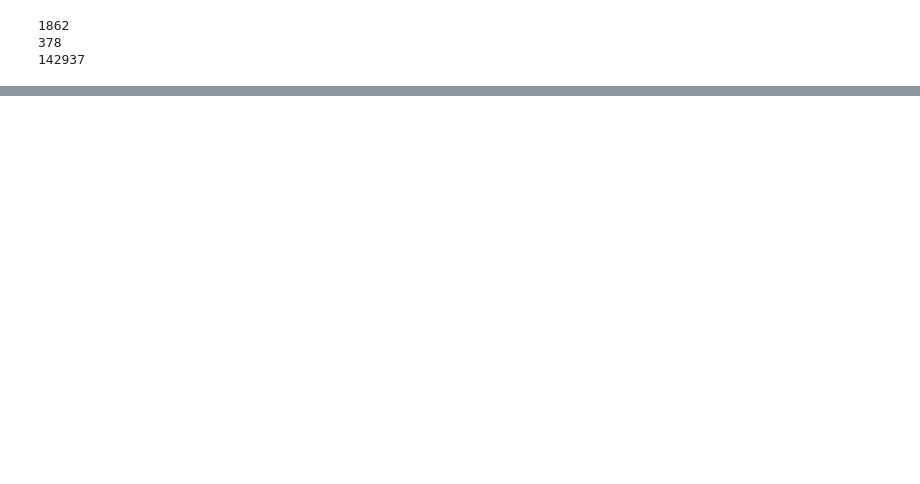
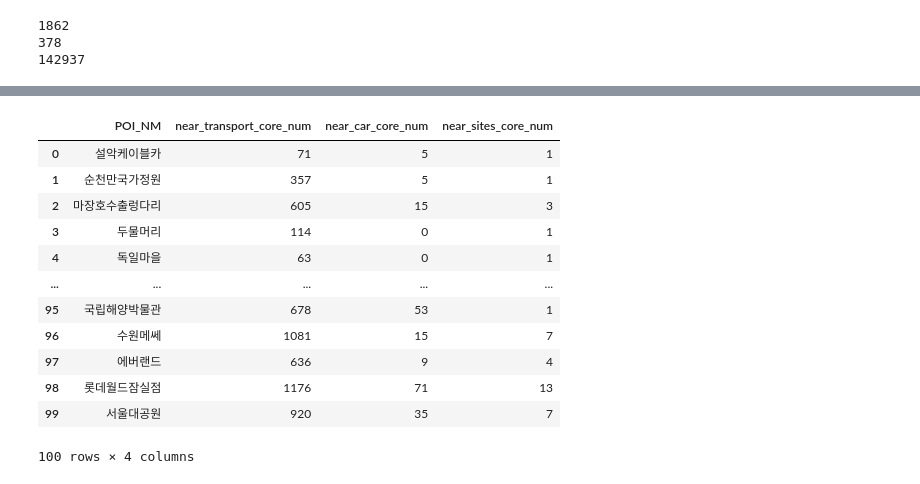
Before and after one commit to JaewonLee11/carSharing, a Jupyter notebook: CarSharing_vis.ipynb, the cells around one changed output, grey strips where cells are left out. Drawn from its saved outputs; the diff is of its cells as text; code cells hidden in the pictures; blank space fills up the shorter version.

```diff
--- a/CarSharing_vis.ipynb
+++ b/CarSharing_vis.ipynb
@@ -487,16 +401,0 @@ top_100
-# %%
-from sklearn.preprocessing import MinMaxScaler
-
-features = ['transport_accessibility', 'car_accessibility', 'ranking1']
-top_100[features].fillna(0, inplace=True)
-scaler = MinMaxScaler()
-top_100[features] = scaler.fit_transform(top_100[features])
-top_100[features].fillna(0, inplace=True)
-# %%
-# 가중치 계산
-top_100['transport_score'] = 1 - np.abs(top_100['transport_accessibility'] - 0.5)  # 중간값 선호
-top_100['car_score'] = 1 - top_100['car_accessibility']/top_100['car_accessibility'].max()  # 낮은 값 선호
-top_100['ranking_score'] = 1 - top_100['ranking1']/100  # 낮은 값 선호
-
-# 최종 점수 계산
-top_100['final_score'] = 0.4 * top_100['transport_score'] + 0.4 * top_100['car_score'] + 0.2 * top_100['ranking_score']
@@ -541,0 +452,23 @@ chart
+# %%
+from sklearn.neighbors import BallTree
+
+def compute_nearby_counts(base_df, target_df, radius_km, lat_col='latitude', lon_col='longitude'):
+    # 위도/경도 → 라디안
+    base_coords = np.radians(base_df[[lat_col, lon_col]].values)
+    target_coords = np.radians(target_df[[lat_col, lon_col]].values)
+
+    # BallTree 생성 (Haversine metric)
+    tree = BallTree(target_coords, metric='haversine')
+
+    # 거리 km → 라디안
+    radius = radius_km / 6371.0
+
+    # 근처 개수 계산
+    counts = tree.query_radius(base_coords, r=radius, count_only=True)
+
+    # 자기 자신이 포함되었을 경우 조정 (원래 목적 따라 조절)
+    return counts
+# %%
+top_100['near_transport_core_num'] = compute_nearby_counts(top_100, df3_transport[df3_transport['core']], radius_km=10)
+top_100['near_car_core_num'] = compute_nearby_counts(top_100, filtered_df1_greencar[filtered_df1_greencar['core']], radius_km=10)
+top_100['near_sites_core_num'] = compute_nearby_counts(top_100, top_100, radius_km=10)
@@ -541,0 +507,18 @@ chart
+# %%
+top_100_columns = ['POI_NM', 'near_transport_core_num', 'near_car_core_num', 'near_sites_core_num']
+top_100_1= top_100[top_100_columns]
+top_100_1
+# %% [output]
+|  | POI_NM | near_transport_core_num | near_car_core_num | near_sites_core_num |
+| 0 | 설악케이블카 | 71 | 5 | 1 |
+| 1 | 순천만국가정원 | 357 | 5 | 1 |
+| 2 | 마장호수출렁다리 | 605 | 15 | 3 |
+| 3 | 두물머리 | 114 | 0 | 1 |
+| 4 | 독일마을 | 63 | 0 | 1 |
+| ... | ... | ... | ... | ... |
+| 95 | 국립해양박물관 | 678 | 53 | 1 |
+| 96 | 수원메쎄 | 1081 | 15 | 7 |
+| 97 | 에버랜드 | 636 | 9 | 4 |
+| 98 | 롯데월드잠실점 | 1176 | 71 | 13 |
+| 99 | 서울대공원 | 920 | 35 | 7 |
+100 rows × 4 columns
```
Also changed, not shown: parts of 23 cells of this notebook, 2 other files.
